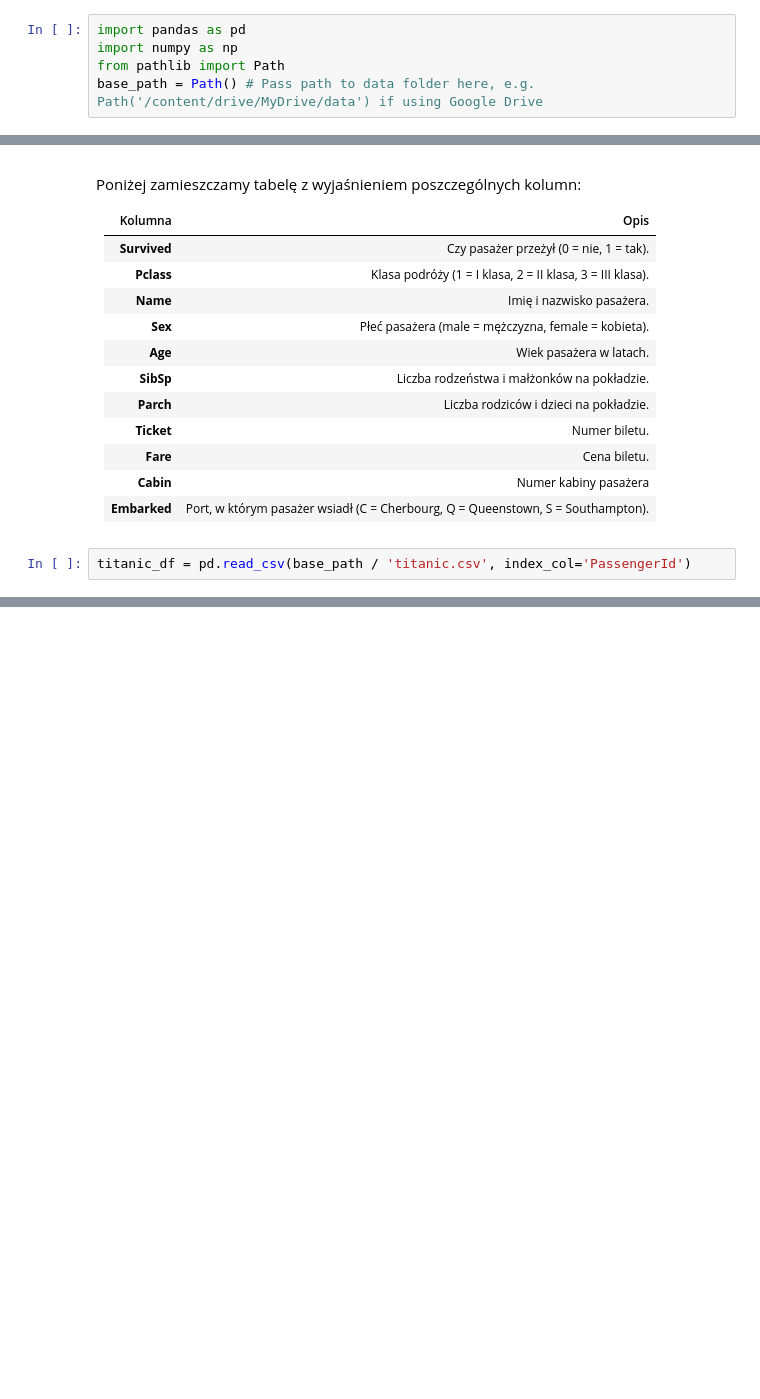
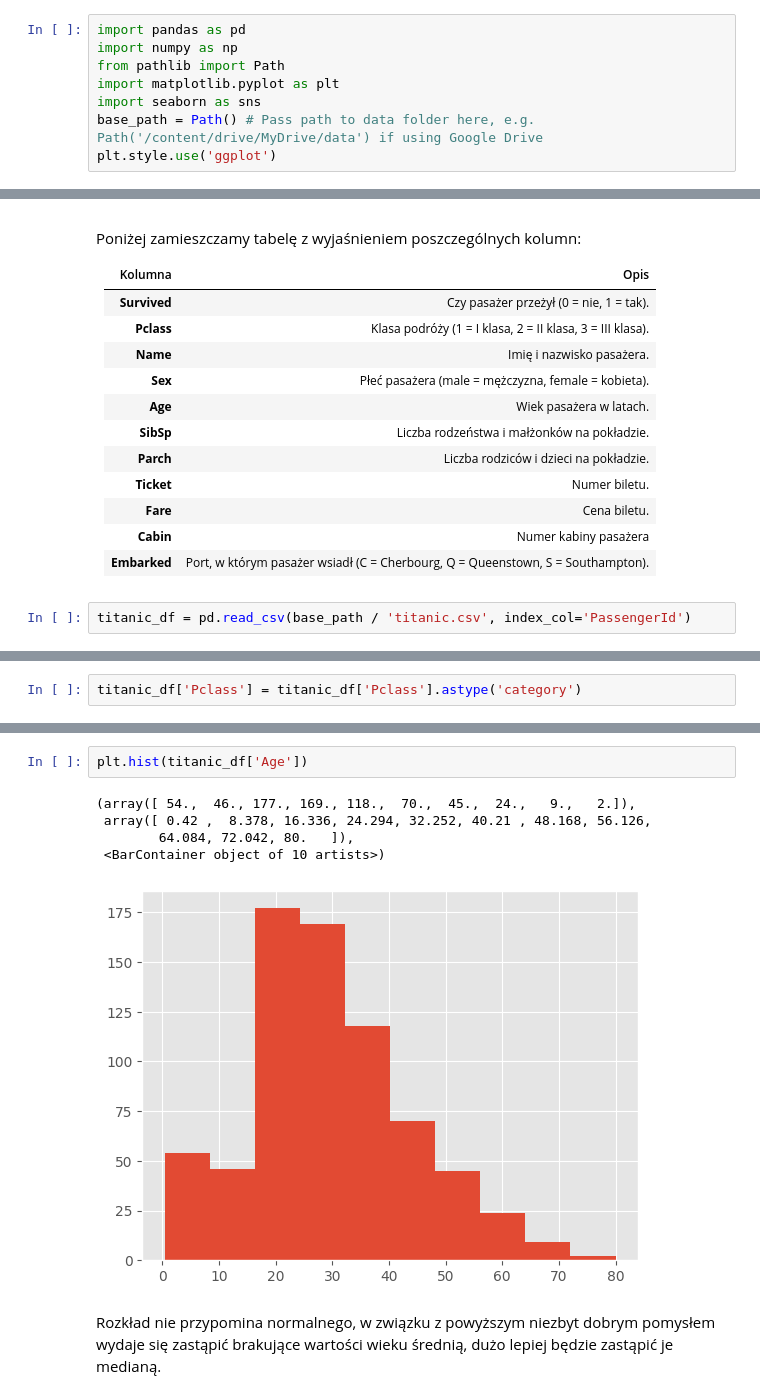
Before and after one commit to Solvro/ml-wakacyjne-wyzwanie-2025, a Jupyter notebook: 1_przetwarzanie_wizualizacja/EDA_zadanie.ipynb, the cells around one changed output, grey strips where cells are left out. Saved outputs shown, nothing was run; the diff lists cells and outputs as text; blank space fills up the shorter version.

```diff
--- a/1_przetwarzanie_wizualizacja/EDA_zadanie.ipynb
+++ b/1_przetwarzanie_wizualizacja/EDA_zadanie.ipynb
@@ -5,7 +2,10 @@ drive.mount('/content/drive') # remove the cell if colab is not used
 import pandas as pd
 import numpy as np
 from pathlib import Path
+import matplotlib.pyplot as plt
+import seaborn as sns
 base_path = Path() # Pass path to data folder here, e.g. Path('/content/drive/MyDrive/data') if using Google Drive
+plt.style.use('ggplot')
 # %% [markdown]
 # Analiza i przetwarzanie danych na temat Titanica
 
@@ -67,0 +121,2 @@ titanic_df = pd.read_csv(base_path / 'titanic.csv', index_col='PassengerId')
+# %%
+titanic_df['Pclass'] = titanic_df['Pclass'].astype('category')
@@ -67,0 +152,10 @@ titanic_df = pd.read_csv(base_path / 'titanic.csv', index_col='PassengerId')
+# %%
+plt.hist(titanic_df['Age'])
+# %% [output]
+(array([ 54.,  46., 177., 169., 118.,  70.,  45.,  24.,   9.,   2.]),
+ array([ 0.42 ,  8.378, 16.336, 24.294, 32.252, 40.21 , 48.168, 56.126,
+        64.084, 72.042, 80.   ]),
+ <BarContainer object of 10 artists>)
+[figure, added]
+# %% [markdown]
+Rozkład nie przypomina normalnego, w związku z powyższym niezbyt dobrym pomysłem wydaje się zastąpić brakujące wartości wieku średnią, dużo lepiej będzie zastąpić je medianą.
```
Also changed, not shown: parts of 56 cells of this notebook.
